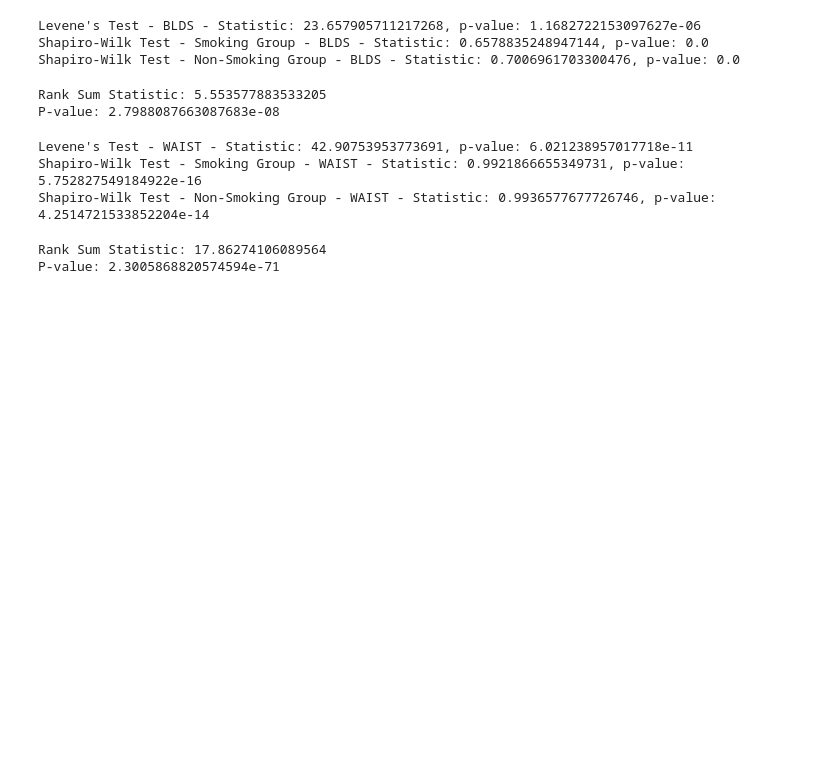
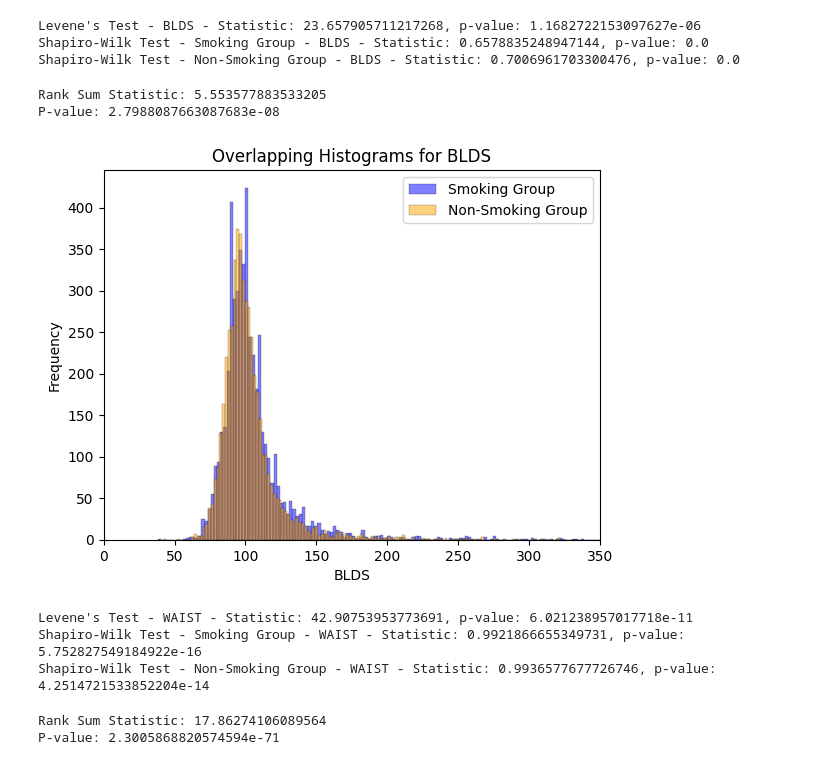
Before and after one commit to 2023-2-SDA-team/final_team_project, a Jupyter notebook: diabetes.ipynb, the cells around one changed output. Drawn from its saved outputs; the diff is of its cells as text; code cells hidden in the pictures; blank space fills up the shorter version.

```diff
--- a/diabetes.ipynb
+++ b/diabetes.ipynb
@@ -280,6 +280,18 @@ print(f"P-value: {p_value}")
 # %% [output]
 Rank Sum Statistic: 5.553577883533205
 P-value: 2.7988087663087683e-08
+# %%
+fig, ax = plt.subplots()
+sns.histplot(smoking_group_blds, ax=ax, label='Smoking Group', color='blue', alpha=0.5)
+sns.histplot(non_smoking_group_blds, ax=ax, label='Non-Smoking Group', color='orange', alpha=0.5)
+ax.set_xlim(0, 350)
+ax.set_xlabel('BLDS')
+ax.set_ylabel('Frequency')
+ax.set_title('Overlapping Histograms for BLDS')
+ax.legend()
+plt.show()
+# %% [output]
+[figure, added]
 # %%
 smoking_group_waist = df[df['SMK_STAT_TYPE_CD'] == 1]['WAIST'].dropna().sample(n=5000, random_state=42)
 non_smoking_group_waist = df[df['SMK_STAT_TYPE_CD'] == 0]['WAIST'].dropna().sample(n=5000, random_state=42)
```
Also changed, not shown: parts of 9 cells of this notebook, 1 other file.
